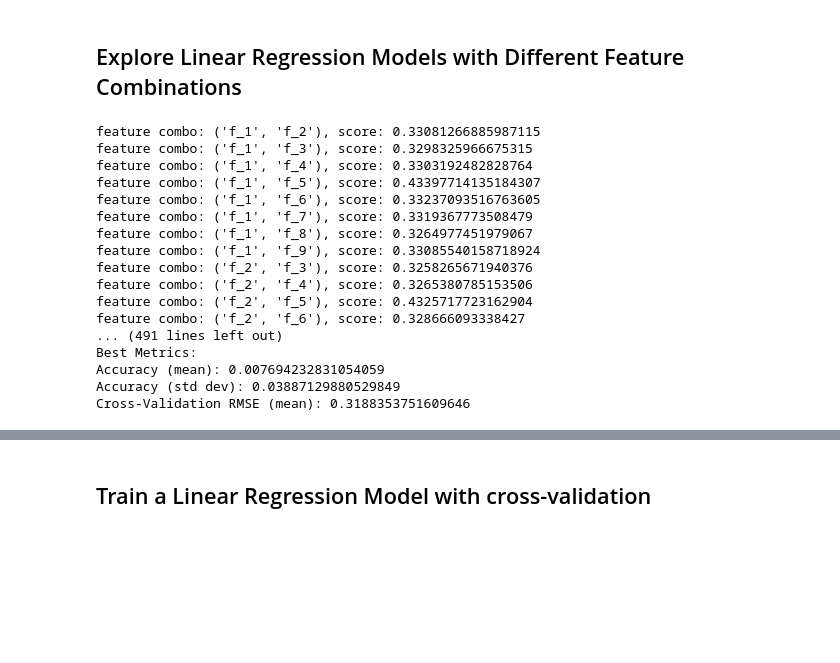
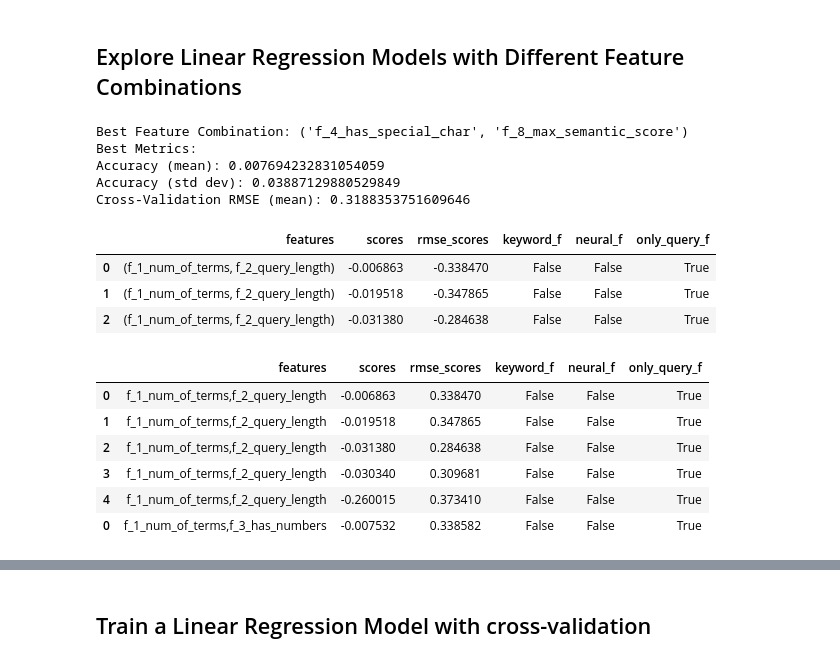
Before and after one commit to o19s/opensearch-search-quality-evaluation, a Jupyter notebook: hybrid-search/notebook/hybrid-search-baseline-comparison/7_Dynamic_Optimization_Feature_Engineering.ipynb, the cells around one changed output, grey strips where cells are left out. Drawn from its saved outputs; the diff is of its cells as text; code cells hidden in the pictures; blank space fills up the shorter version.

```diff
--- a/hybrid-search/notebook/hybrid-search-baseline-comparison/7_Dynamic_Optimization_Feature_Engineering.ipynb
+++ b/hybrid-search/notebook/hybrid-search-baseline-comparison/7_Dynamic_Optimization_Feature_Engineering.ipynb
@@ -448,0 +480,2 @@ Cross-Validation RMSE (mean): 0.32268146995299085
+# %%
+df_agg_metrics.columns = ['features', 'keyword_f', 'neural_f', 'only_query_f', 'mean_rmse', 'var_rmse']
@@ -455,7 +552,8 @@ from sklearn.metrics import make_scorer, root_mean_squared_error, r2_score
 import numpy as np
 
 # Prepare features and target
-feature_columns = [f'f_{i}' for i in range(1, 10)]
+feature_columns = [ "f_1_num_of_terms", "f_2_query_length", "f_3_has_numbers", "f_4_has_special_char", "f_5_num_results",
+                   "f_6_max_title_score", "f_7_sum_title_scores", "f_8_max_semantic_score",  "f_9_avg_semantic_score"]
 X = df_filtered[feature_columns]   # Select feature columns
 y = df_filtered['neuralness']      # Select the target column
 
@@ -508,7 +606,10 @@ import numpy as np
 import pandas as pd
 
 # Prepare features and target
-feature_columns = [f'f_{i}' for i in range(1, 10)]
+feature_columns = [ "f_1_num_of_terms", "f_2_query_length", "f_3_has_numbers", "f_4_has_special_char", "f_5_num_results",
+                   "f_6_max_title_score", "f_7_sum_title_scores", "f_8_max_semantic_score",  "f_9_avg_semantic_score"]
+kws_features = ["f_5_num_results", "f_6_max_title_score", "f_7_sum_title_scores"]
+neural_search_features = ["f_8_max_semantic_score",  "f_9_avg_semantic_score"]
 y = df_filtered['neuralness']  # Target column
 
 # Initialize cross-validation strategy
@@ -517,16 +618,13 @@ cv = ShuffleSplit(n_splits=5, test_size=0.2, random_state=0)
 # Define the model
 regr = LinearRegression()
 
-# Custom RMSE scorer
-#def get_root_mean_squared_error(y_true, y_pred):
-#    return root_mean_squared_error(y_true, y_pred, squared=False)
-
 rmse_scorer = make_scorer(root_mean_squared_error, greater_is_better=False)
 
 # Initialize variables to track the best combination
 best_score = float('-inf')
 best_combination = None
 best_metrics = {}
+df_metrics = []
 
 # Try all feature combinations of length 2 to 9
 for r in range(2, len(feature_columns) + 1):
@@ -541,8 +639,23 @@ for r in range(2, len(feature_columns) + 1):
         mean_score = scores.mean()
         std_score = scores.std()
         mean_rmse = -np.mean(rmse_scores)  # Since RMSE scorer is negative for minimization
-        print(f"feature combo: {combo}, score: {mean_rmse}")
 
+        # does the current combination contain keyword search features
+        keyword_b = any(feature in combo for feature in kws_features)
+        # does the current combination contain neural search features
+        neural_b = any(feature in combo for feature in neural_search_features)
+        # does the current combination contain only query features (no keyword or neural search features)
+        query_b = not(keyword_b or neural_b)
+
+        #print(f"feature combo: {combo}, score: {mean_rmse}")
+        df_metrics.append(pd.DataFrame({
+            "features": [combo]*5,
+            "scores": scores,
+            "rmse_scores": rmse_scores,
+            "keyword_f": [keyword_b]*5,
+            "neural_f": [neural_b]*5,
+            "only_query_f": [query_b]*5,
+            }))
 
         # Update if the current combination is better
         if mean_score > best_score:
@@ -554,6 +667,8 @@ for r in range(2, len(feature_columns) + 1):
                 'RMSE (mean)': mean_rmse
             }
 
+df_metrics = pd.concat(df_metrics)
+
 # Output the best feature combination and its metrics
 print("Best Feature Combination:", best_combination)
 print("Best Metrics:")
@@ -561,20 +676,28 @@ print(f"Accuracy (mean): {best_metrics['Accuracy (mean)']}")
 print(f"Accuracy (std dev): {best_metrics['Accuracy (std dev)']}")
 print(f"Cross-Validation RMSE (mean): {best_metrics['RMSE (mean)']}")
 # %% [output]
-feature combo: ('f_1', 'f_2'), score: 0.33081266885987115
-feature combo: ('f_1', 'f_3'), score: 0.3298325966675315
-feature combo: ('f_1', 'f_4'), score: 0.3303192482828764
-feature combo: ('f_1', 'f_5'), score: 0.43397714135184307
-feature combo: ('f_1', 'f_6'), score: 0.33237093516763605
-feature combo: ('f_1', 'f_7'), score: 0.3319367773508479
-feature combo: ('f_1', 'f_8'), score: 0.3264977451979067
-feature combo: ('f_1', 'f_9'), score: 0.33085540158718924
-feature combo: ('f_2', 'f_3'), score: 0.3258265671940376
-feature combo: ('f_2', 'f_4'), score: 0.3265380785153506
-feature combo: ('f_2', 'f_5'), score: 0.4325717723162904
-feature combo: ('f_2', 'f_6'), score: 0.328666093338427
-... (491 lines left out)
+Best Feature Combination: ('f_4_has_special_char', 'f_8_max_semantic_score')
 Best Metrics:
 Accuracy (mean): 0.007694232831054059
 Accuracy (std dev): 0.03887129880529849
 Cross-Validation RMSE (mean): 0.3188353751609646
+# %%
+df_metrics.head(3)
+# %% [output]
+|  | features | scores | rmse_scores | keyword_f | neural_f | only_query_f |
+| 0 | (f_1_num_of_terms, f_2_query_length) | -0.006863 | -0.338470 | False | False | True |
+| 1 | (f_1_num_of_terms, f_2_query_length) | -0.019518 | -0.347865 | False | False | True |
+| 2 | (f_1_num_of_terms, f_2_query_length) | -0.031380 | -0.284638 | False | False | True |
+# %%
+df_metrics['rmse_scores'] = df_metrics.rmse_scores.apply(lambda x: (-1)*x)
+df_metrics['features'] =  df_metrics.features.apply(lambda x: ','.join(x))
+# %%
+df_metrics.head(6)
+# %% [output]
+|  | features | scores | rmse_scores | keyword_f | neural_f | only_query_f |
+| 0 | f_1_num_of_terms,f_2_query_length | -0.006863 | 0.338470 | False | False | True |
+| 1 | f_1_num_of_terms,f_2_query_length | -0.019518 | 0.347865 | False | False | True |
+| 2 | f_1_num_of_terms,f_2_query_length | -0.031380 | 0.284638 | False | False | True |
+| 3 | f_1_num_of_terms,f_2_query_length | -0.030340 | 0.309681 | False | False | True |
+| 4 | f_1_num_of_terms,f_2_query_length | -0.260015 | 0.373410 | False | False | True |
+| 0 | f_1_num_of_terms,f_3_has_numbers | -0.007532 | 0.338582 | False | False | True |
```
Also changed, not shown: parts of 27 cells of this notebook.
